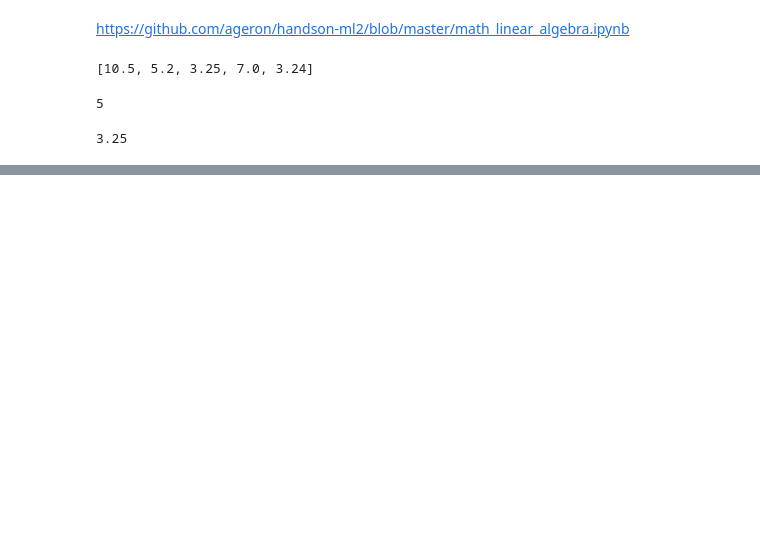
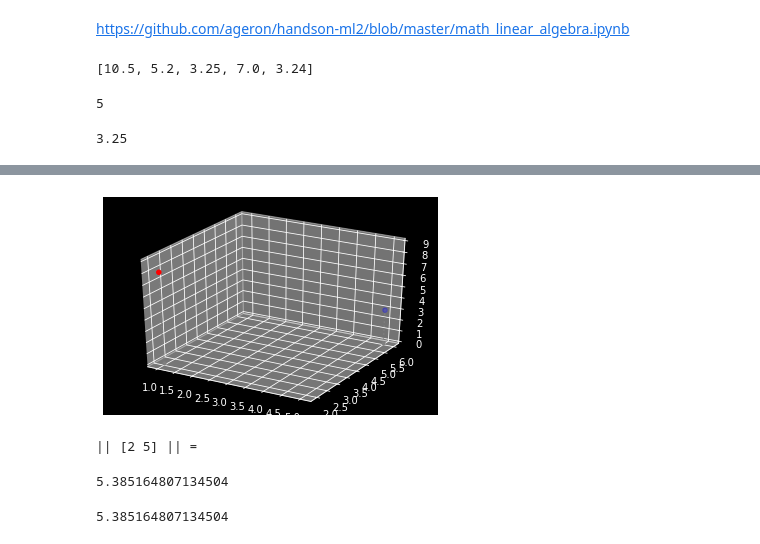
Before and after one commit to kamil-rafalko/handson-ml, a Jupyter notebook: 04-training-models/linear-algebra.ipynb, the cells around one changed output, grey strips where cells are left out. Drawn from its saved outputs; the diff is of its cells as text; code cells hidden in the pictures; blank space fills up the shorter version.

```diff
--- a/04-training-models/linear-algebra.ipynb
+++ b/04-training-models/linear-algebra.ipynb
@@ -20,0 +65,29 @@ u = np.array([2, 5])
+# %%
+def plot_vectors3d(ax, vectors3d, z0, **options):
+    for v in vectors3d:
+        x, y, z = v
+        ax.plot([x, x], [y, y], [z0, z], color="gray", linestyle='dotted', marker=".")
+    x_coords, y_coords, z_coords = zip(*vectors3d)
+    ax.scatter(x_coords, y_coords, z_coords, **options)
+
+subplot3d = plt.subplot(111, projection='3d')
+subplot3d.set_zlim([0, 9])
+plot_vectors3d(subplot3d, [a,b], 0, color=("r", "b"))
+plt.show()
+# %% [output]
+[figure, added]
+# %%
+def vector_norm(vector):
+    squares = [element**2 for element in vector]
+    return sum(squares) ** 0.5
+
+print("||", u, "|| =")
+vector_norm(u)
+# %% [output]
+|| [2 5] || =
+5.385164807134504
+# %%
+import numpy.linalg as LA
+LA.norm(u)
+# %% [output]
+5.385164807134504
```
Also changed, not shown: parts of 115 cells of this notebook.
